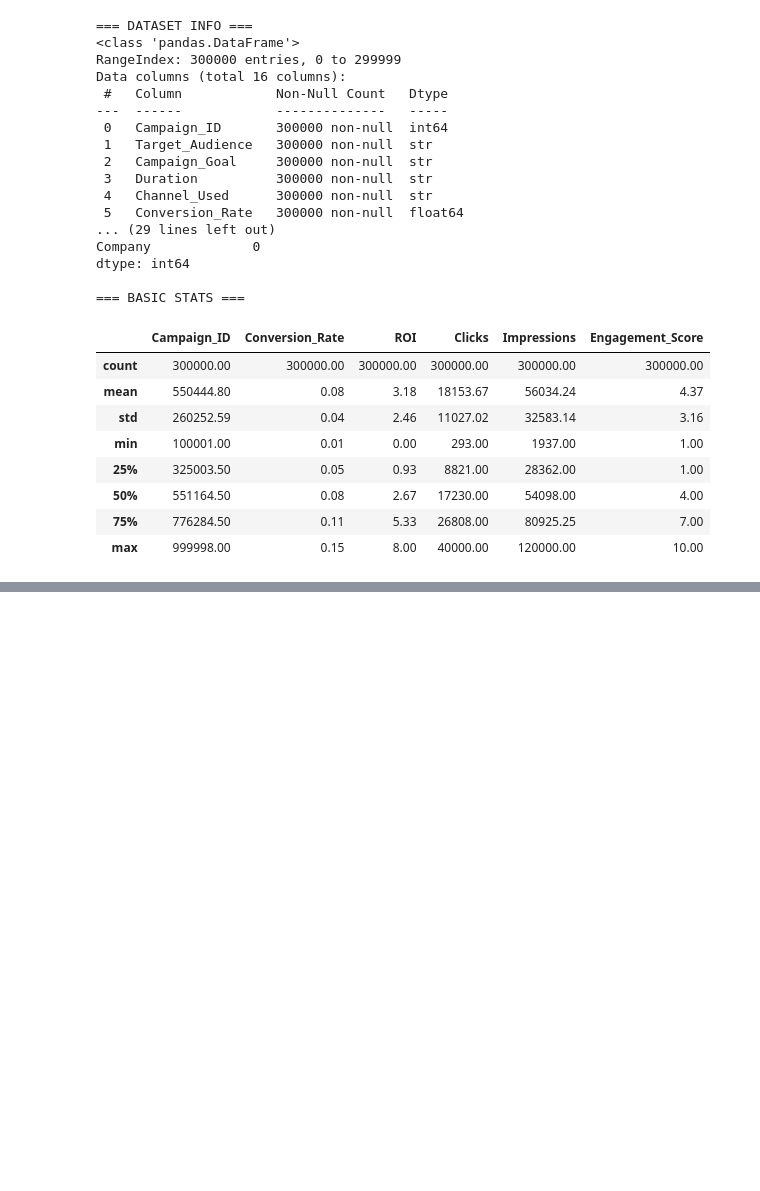
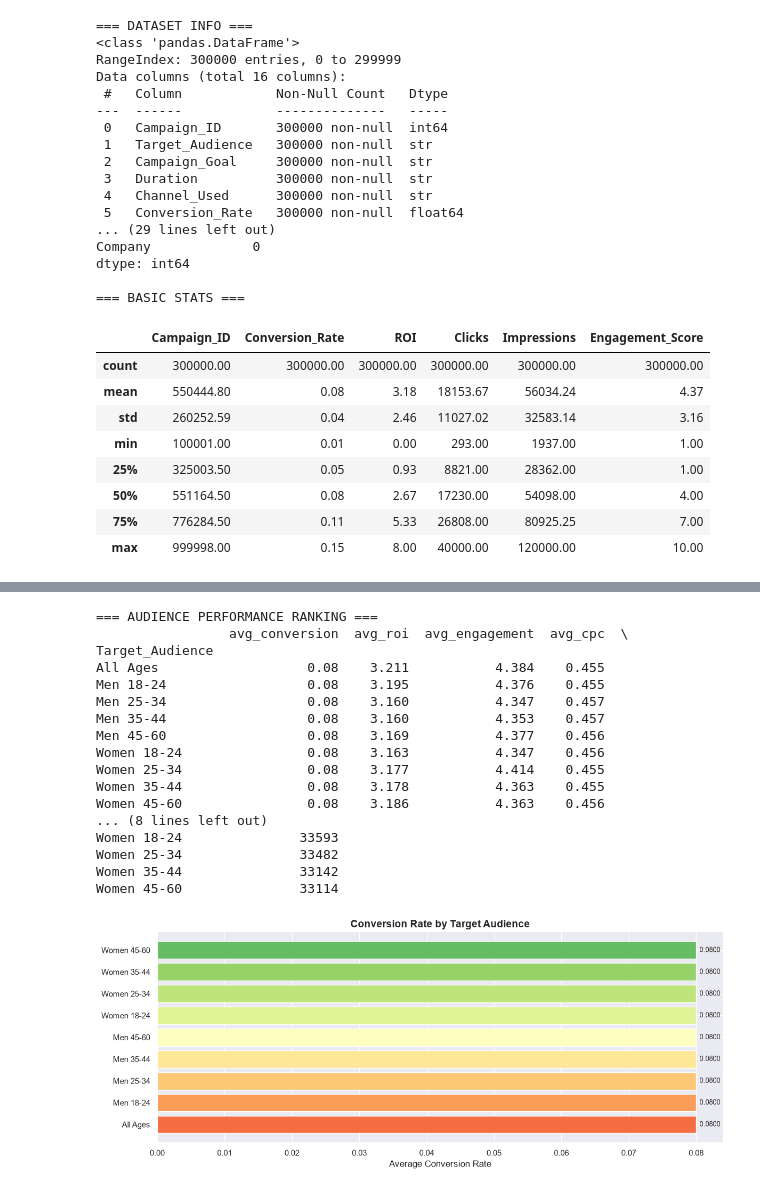
Before and after one commit to sanda0620/social-media-analytics, a Jupyter notebook: social_media_analysis.ipynb, the cells around one changed output, grey strips where cells are left out. Saved outputs shown, nothing was run; the diff lists cells and outputs as text; code cells hidden in the pictures; blank space fills up the shorter version.

```diff
--- a/social_media_analysis.ipynb
+++ b/social_media_analysis.ipynb
@@ -89,3 +89,22 @@ Channel_Used: <StringArray>
        'Pulse Point',    'Pixel Pioneers',     'Code Crafters',
       'Decor Dreams',      'Furnish Fine']
 Length: 50, dtype: str
+# %%
+# Fix Acquisition_Cost — remove $ and convert to number
+df['Acquisition_Cost'] = df['Acquisition_Cost'].str.replace('$', '').str.replace(',', '').astype(float)
+
+# Fix Date — convert string to datetime
+df['Date'] = pd.to_datetime(df['Date'])
+
+# Extract useful date features
+df['Month']      = df['Date'].dt.month
+df['Month_Name'] = df['Date'].dt.month_name()
+df['Quarter']    = df['Date'].dt.quarter
+df['DayOfWeek']  = df['Date'].dt.day_name()
+
+print("Fixed dtypes:")
+print(df[['Acquisition_Cost', 'Date', 'Month', 'Quarter']].dtypes)
+print("\nAcquisition Cost range:")
+print(f"Min: ${df['Acquisition_Cost'].min():,.2f}")
+print(f"Max: ${df['Acquisition_Cost'].max():,.2f}")
+print(f"Mean: ${df['Acquisition_Cost'].mean():,.2f}")
@@ -91,0 +260,44 @@ Length: 50, dtype: str
+# %%
+audience_stats = df.groupby('Target_Audience').agg(
+    avg_conversion  = ('Conversion_Rate', 'mean'),
+    avg_roi         = ('ROI',             'mean'),
+    avg_engagement  = ('Engagement_Score','mean'),
+    avg_cpc         = ('CPC',             'mean'),
+    campaign_count  = ('Campaign_ID',     'count')
+).round(3).sort_values('avg_conversion', ascending=False)
+
+print("=== AUDIENCE PERFORMANCE RANKING ===")
+print(audience_stats)
+
+# Chart
+plt.figure(figsize=(12, 5))
+bars = plt.barh(audience_stats.index, audience_stats['avg_conversion'],
+                color=plt.cm.RdYlGn(
+                    np.linspace(0.2, 0.8, len(audience_stats))))
+plt.title('Conversion Rate by Target Audience', fontsize=14, fontweight='bold')
+plt.xlabel('Average Conversion Rate')
+for bar, val in zip(bars, audience_stats['avg_conversion']):
+    plt.text(val + 0.0005, bar.get_y() + bar.get_height()/2,
+             f'{val:.4f}', va='center', fontsize=9)
+plt.tight_layout()
+plt.savefig('audience_conversion.png', dpi=150, bbox_inches='tight')
+plt.show()
+# %% [output]
+=== AUDIENCE PERFORMANCE RANKING ===
+                 avg_conversion  avg_roi  avg_engagement  avg_cpc  \
+Target_Audience
+All Ages                   0.08    3.211           4.384    0.455
+Men 18-24                  0.08    3.195           4.376    0.455
+Men 25-34                  0.08    3.160           4.347    0.457
+Men 35-44                  0.08    3.160           4.353    0.457
+Men 45-60                  0.08    3.169           4.377    0.456
+Women 18-24                0.08    3.163           4.347    0.456
+Women 25-34                0.08    3.177           4.414    0.455
+Women 35-44                0.08    3.178           4.363    0.455
+Women 45-60                0.08    3.186           4.363    0.456
+... (8 lines left out)
+Women 18-24               33593
+Women 25-34               33482
+Women 35-44               33142
+Women 45-60               33114
+[figure, added]
```
Also changed, not shown: parts of 11 cells of this notebook, 6 other files.
